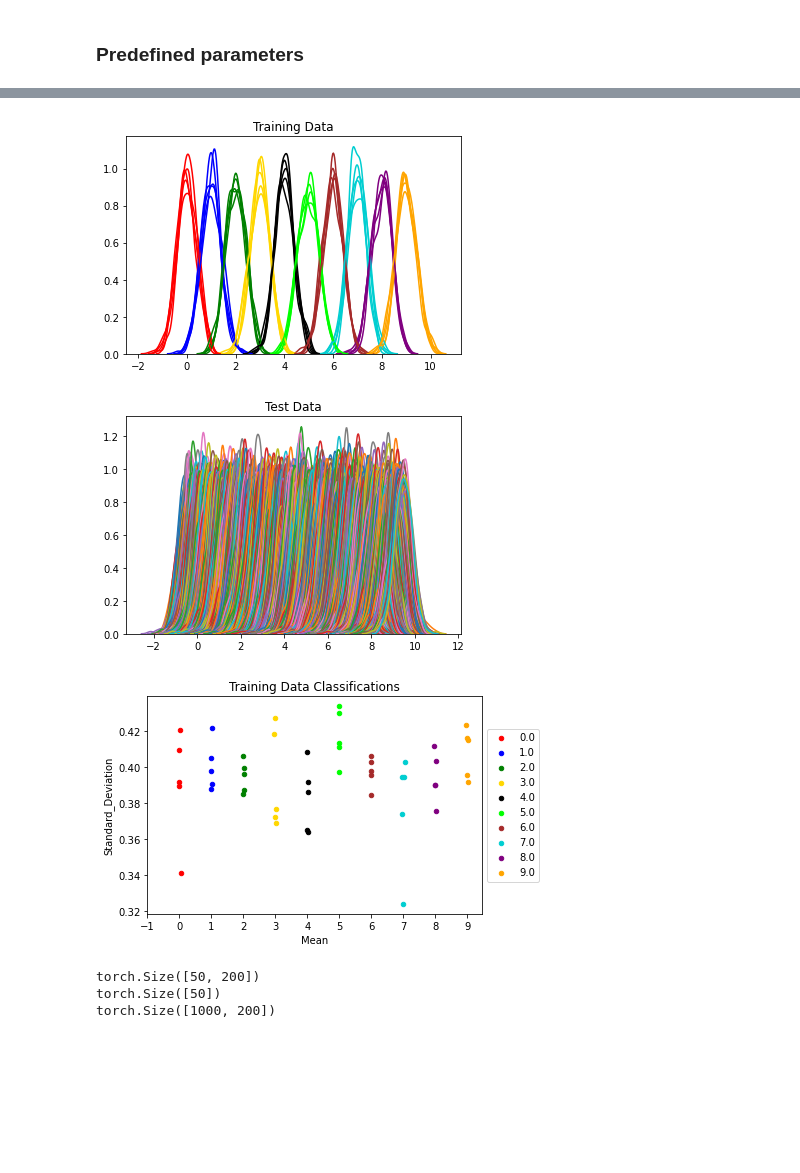
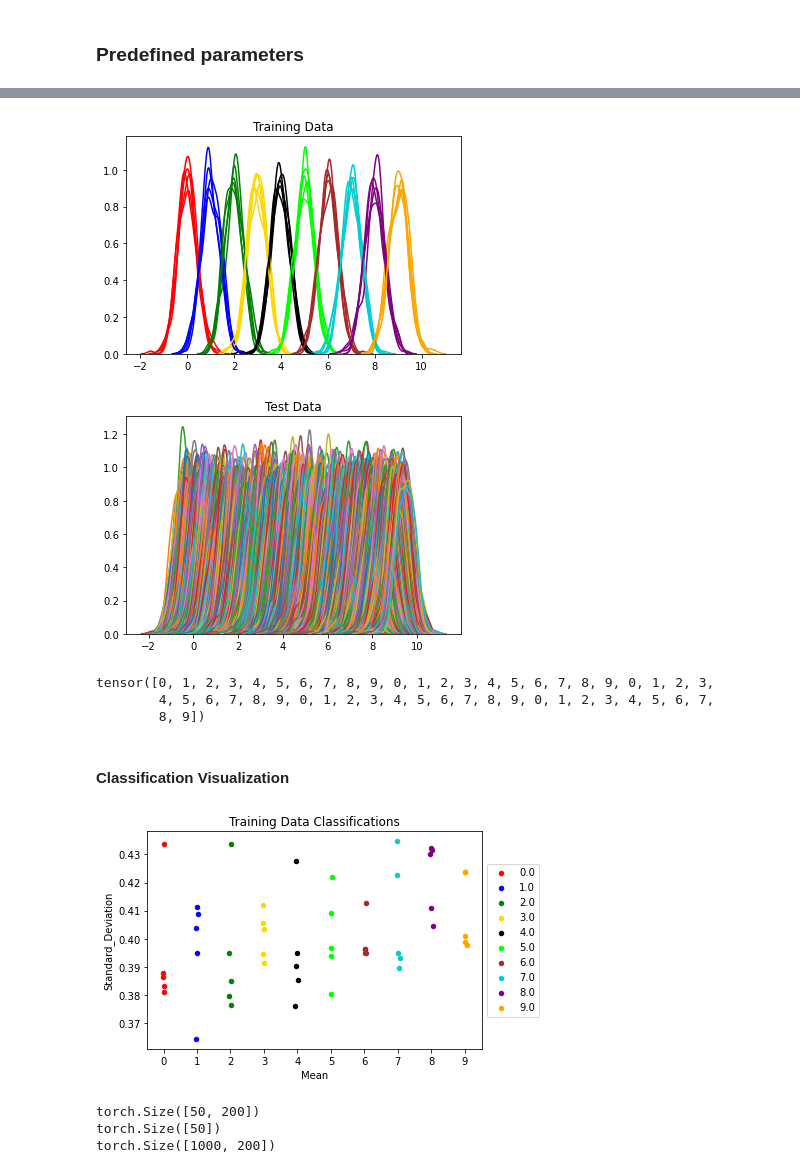
Before and after one commit to tiwarylab/ps-LSTM, a Jupyter notebook: DNN2_Gaussian.ipynb, the cells around one changed output, grey strips where cells are left out. Drawn from its saved outputs; the diff is of its cells as text; code cells hidden in the pictures; blank space fills up the shorter version.

```diff
--- a/DNN2_Gaussian.ipynb
+++ b/DNN2_Gaussian.ipynb
@@ -29,12 +29,25 @@ class TwoLayerNet(nn.Module):
 # %%
 # N=number of sample, D_in=Input dimensions, H=Hidden dimension, D_out=Number of classes
 N, D_in, H, D_out = 50, 200, 100, 10
-mus = range(D_out) # means
+train_mus = range(D_out) # means centered each classification
 train_sigma = 0.4 # standard deviation
-data_sigma = train_sigma
-data_mus = np.arange(-0.5,9.5,0.01)
+
+# test mus step by 0.01 and start 0.5 below the lowest train_mu and end 0.5 above the
+# largest train_mu
+test_mus = np.arange(min(train_mus)-0.5,max(train_mus)+0.5,0.01)
+test_sigma = train_sigma
+
+# this s_factor will be used to scale all values down in the testing and training
+# data so that calculations in the model are cleaner. This has shown to improve output
+s_factor = 2*max(train_mus)
+scale = lambda x: x/s_factor
+
+scaled_train_mus = list(map(scale, train_mus))
+scaled_train_sigma = scale(train_sigma)
+scaled_test_sigma = scale(test_sigma)
+scaled_test_mus = list(map(scale,test_mus))
 
 # Learning rate
-lr=5e-4
+lr=5e-3
 # Number of optimization
-num_ops=200000 # try 10000!
+num_ops=100000 # try 10000!
@@ -43,34 +57,44 @@ num_ops=200000 # try 10000!
 # %%
 # Input data
 
-X = torch.tensor(np.array([np.sort(np.random.normal(mus[i%D_out], train_sigma, D_in)) for i in range(N)]), dtype=torch.float32)
+X_train = torch.tensor(np.array([np.sort(np.random.normal(train_mus[i%D_out], train_sigma, D_in)) for i in range(N)]), dtype=torch.float32)
 
-X_test = torch.tensor(np.array([np.sort(np.random.normal(data_mus[i], \
-                                            data_sigma, D_in)) for i in range(len(data_mus))]), dtype=torch.float32)
+X_test = torch.tensor(np.array([np.sort(np.random.normal(test_mus[i], \
+                                            test_sigma, D_in)) for i in range(len(test_mus))]), dtype=torch.float32)
+
+scaled_X_train = scale(X_train)
+scaled_X_test = scale(X_test)
 
 y = torch.zeros(N, dtype=torch.long)
-for i,x in enumerate(X):
+for i,x in enumerate(X_train):
     y[i] = round(float(torch.mean(x)))
 
 colors = {0:'red', 1:'blue', 2:'green',3:'gold',4:'black',5:'lime',6:'brown',\
           7:'darkturquoise',8:'purple',9:'orange'}
 
-for i, data in enumerate(X):
+for i, data in enumerate(X_train):
     sns.distplot(data, hist = False, color= colors[i%10])
 plt.title('Training Data')
 plt.show()
 
 for x in X_test:
     sns.distplot(x, hist = False)
 # plt.boxplot(X.tolist())
 plt.title('Test Data')
 plt.show()
+
+print(y)
 # %% [output]
-[figure, old version]
+[figure, new version]
-[figure, old version]
+[figure, new version]
+tensor([0, 1, 2, 3, 4, 5, 6, 7, 8, 9, 0, 1, 2, 3, 4, 5, 6, 7, 8, 9, 0, 1, 2, 3,
+        4, 5, 6, 7, 8, 9, 0, 1, 2, 3, 4, 5, 6, 7, 8, 9, 0, 1, 2, 3, 4, 5, 6, 7,
+        8, 9])
+# %% [markdown]
+#### Classification Visualization
 # %%
 x_samples = []
-for i,x in enumerate(X):
+for i,x in enumerate(X_train):
     x_i = [float(torch.mean(x)),float(torch.std(x)),y[i]]
     x_samples.append(x_i)
 
@@ -85,10 +109,10 @@ fig, ax = plt.subplots()
 grouped = df.groupby('label')
 for key, group in grouped:
     group.plot(ax=ax, kind='scatter', x='Mean', y='Standard_Deviation', label=key, color=colors[key])
-plt.xticks(np.arange(-1,10,1))
+plt.xticks(np.arange(min(train_mus),max(train_mus)+1,1))
 plt.legend(loc='center left', bbox_to_anchor=(1, 0.5))
 plt.title('Training Data Classifications')
 plt.show()
 # %% [output]
-[figure, old version]
+[figure, new version]
 # %%
```
Also changed, not shown: parts of 10 cells of this notebook.
